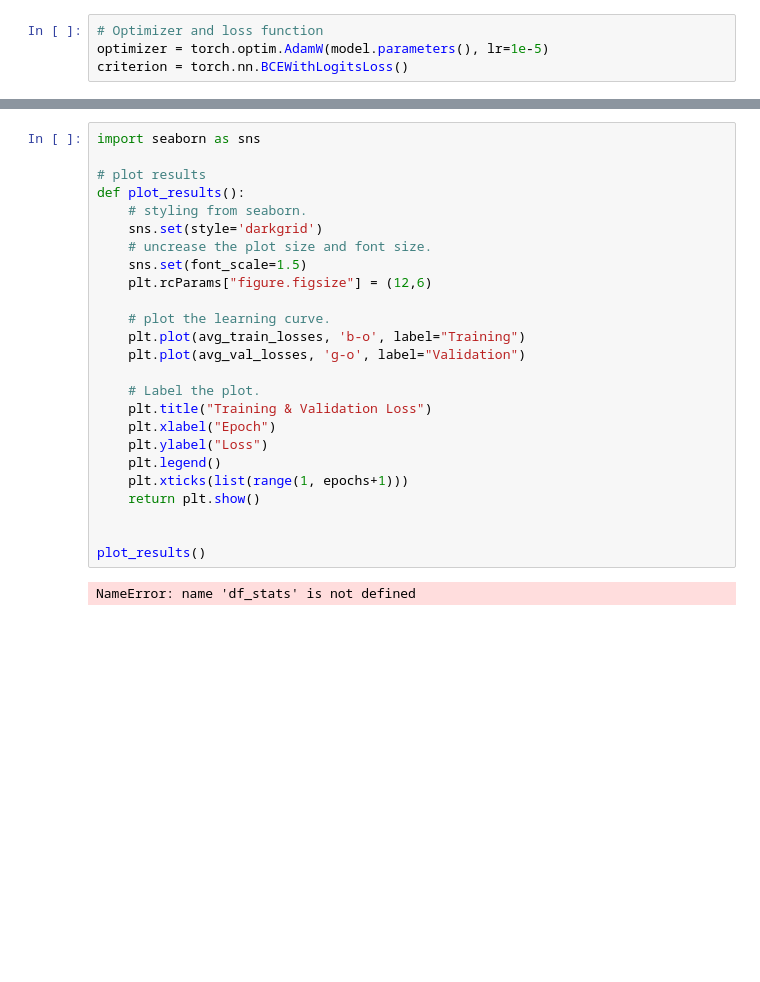
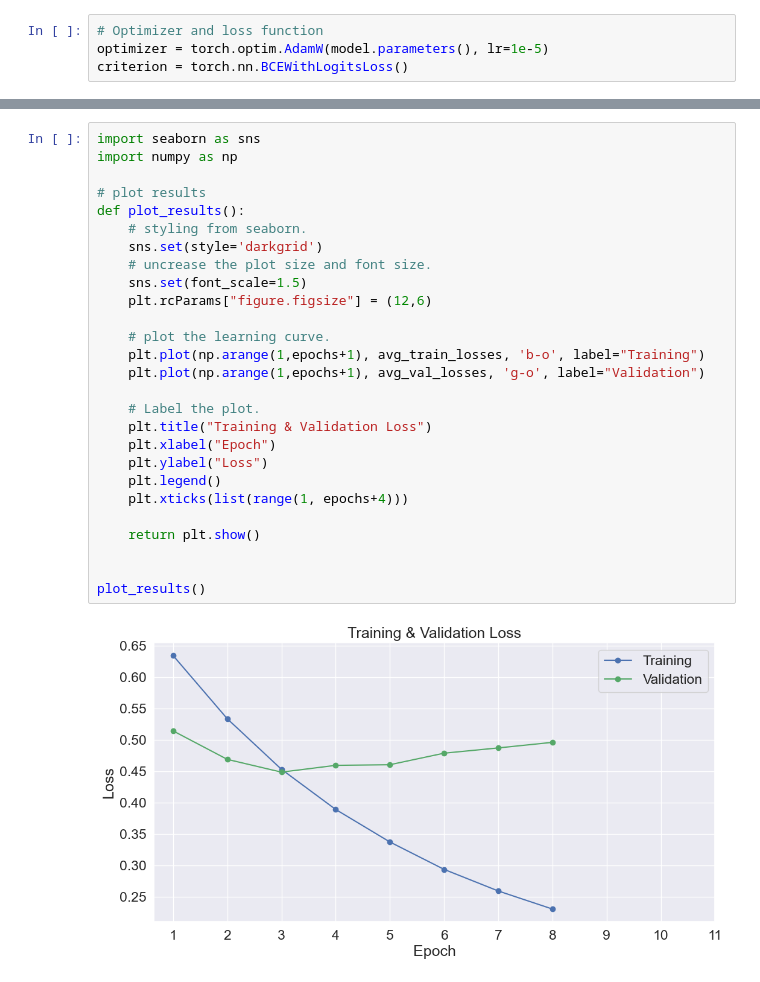
Before and after one commit to aysenurozmen/hate_speech_models, a Jupyter notebook: bert.ipynb, the cells around one changed output, grey strips where cells are left out. Drawn from its saved outputs; the diff is of its cells as text; blank space fills up the shorter version.

```diff
--- a/bert.ipynb
+++ b/bert.ipynb
@@ -154,30 +160,32 @@ Epoch: 4, Batch Loss: 0.183373361825943
 # %%
 import seaborn as sns
+import numpy as np
 
 # plot results
 def plot_results():
     # styling from seaborn.
     sns.set(style='darkgrid')
     # uncrease the plot size and font size.
     sns.set(font_scale=1.5)
     plt.rcParams["figure.figsize"] = (12,6)
 
     # plot the learning curve.
-    plt.plot(avg_train_losses, 'b-o', label="Training")
-    plt.plot(avg_val_losses, 'g-o', label="Validation")
+    plt.plot(np.arange(1,epochs+1), avg_train_losses, 'b-o', label="Training")
+    plt.plot(np.arange(1,epochs+1), avg_val_losses, 'g-o', label="Validation")
 
     # Label the plot.
     plt.title("Training & Validation Loss")
     plt.xlabel("Epoch")
     plt.ylabel("Loss")
     plt.legend()
-    plt.xticks(list(range(1, epochs+1)))
+    plt.xticks(list(range(1, epochs+4)))
+
     return plt.show()
 
 
 plot_results()
 # %% [output]
-NameError: name 'df_stats' is not defined
+[figure, added]
 # %%
 # Plotting the training and validation loss
 plt.figure(figsize=(10, 6))
```
Also changed, not shown: parts of 7 cells of this notebook.
